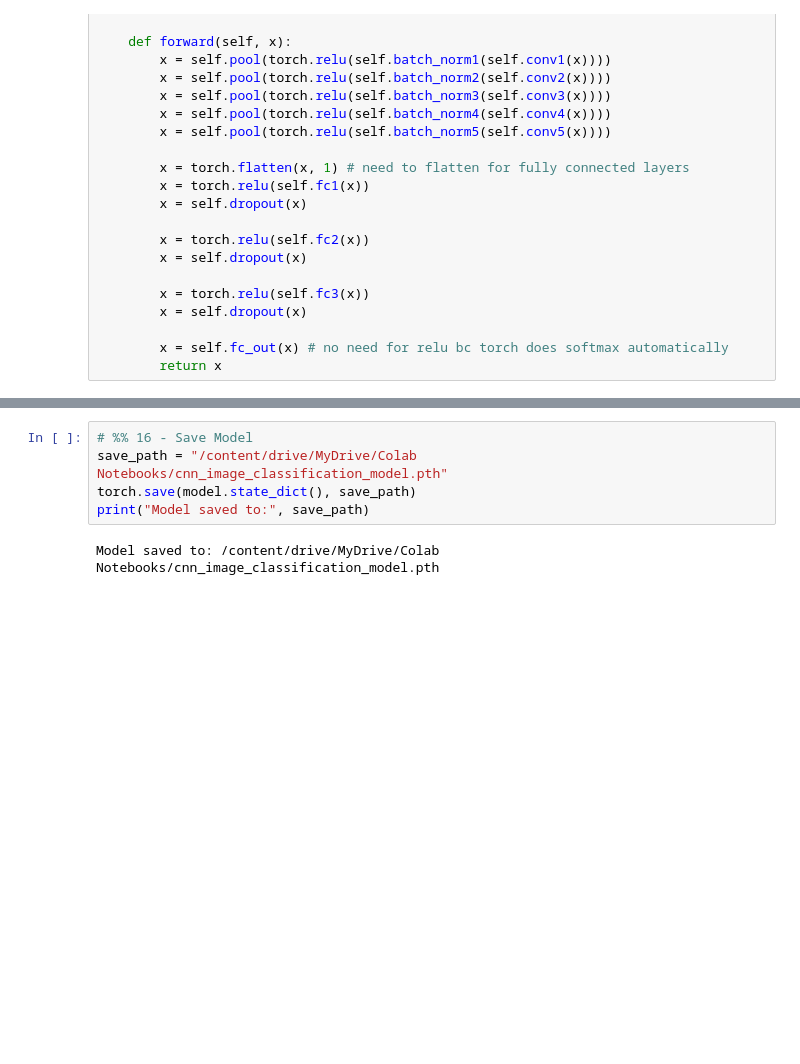
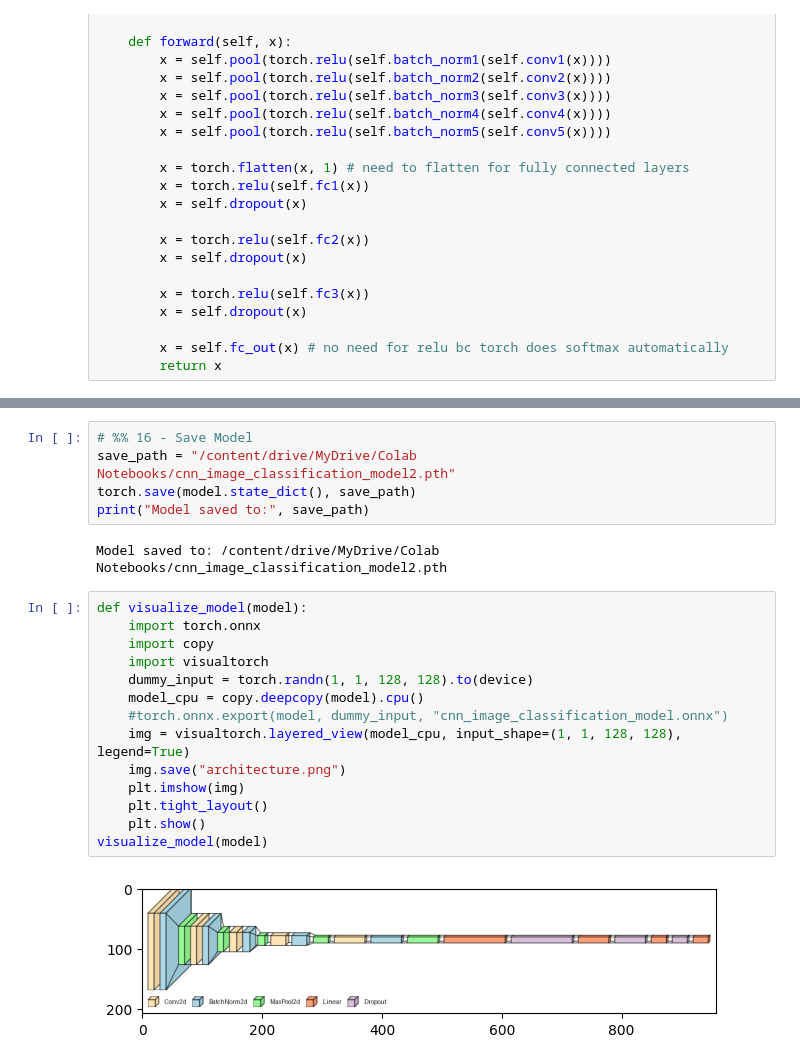
Before and after one commit to dylan-jacobs/CNN-Drawing-Recognition, a Jupyter notebook: cnn_drawing_recognition_dylan.ipynb, the cells around one changed output, grey strips where cells are left out. Saved outputs shown, nothing was run; the diff lists cells and outputs as text; blank space fills up the shorter version.

```diff
--- a/cnn_drawing_recognition_dylan.ipynb
+++ b/cnn_drawing_recognition_dylan.ipynb
@@ -344,7 +375,23 @@ show_predictions(model, val_loader, dataset.classes)
 # %%
 # %% 16 - Save Model
-save_path = "/content/drive/MyDrive/Colab Notebooks/cnn_image_classification_model.pth"
+save_path = "/content/drive/MyDrive/Colab Notebooks/cnn_image_classification_model2.pth"
 torch.save(model.state_dict(), save_path)
 print("Model saved to:", save_path)
 # %% [output]
-Model saved to: /content/drive/MyDrive/Colab Notebooks/cnn_image_classification_model.pth
+Model saved to: /content/drive/MyDrive/Colab Notebooks/cnn_image_classification_model2.pth
+# %%
+def visualize_model(model):
+    import torch.onnx
+    import copy
+    import visualtorch
+    dummy_input = torch.randn(1, 1, 128, 128).to(device)
+    model_cpu = copy.deepcopy(model).cpu()
+    #torch.onnx.export(model, dummy_input, "cnn_image_classification_model.onnx")
+    img = visualtorch.layered_view(model_cpu, input_shape=(1, 1, 128, 128), legend=True)
+    img.save("architecture.png")
+    plt.imshow(img)
+    plt.tight_layout()
+    plt.show()
+visualize_model(model)
+# %% [output]
+[figure, added]
```
Also changed, not shown: parts of 7 cells of this notebook, 3 other files.
